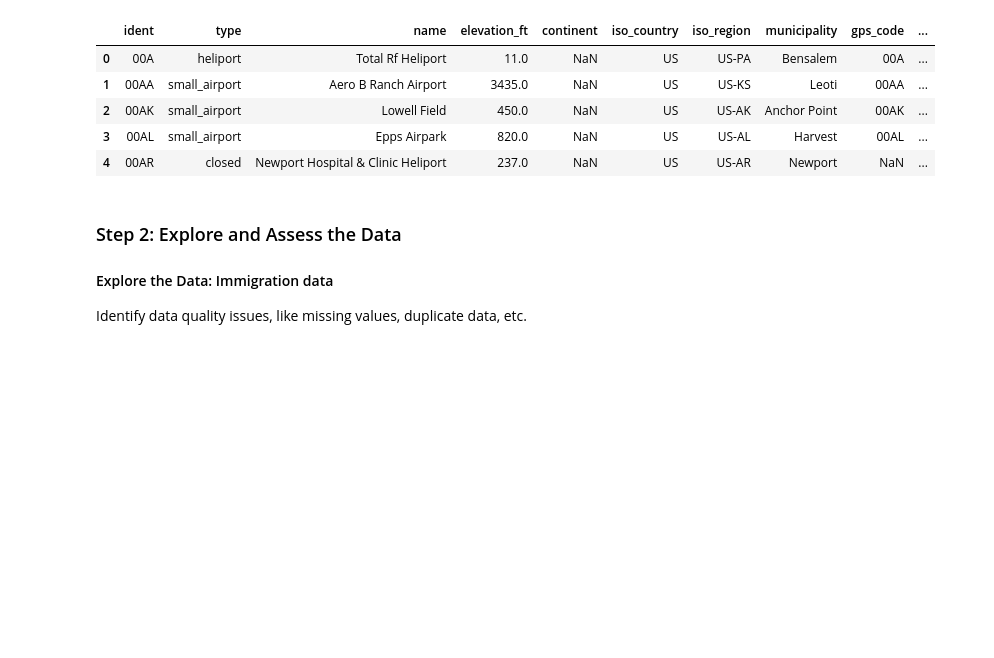
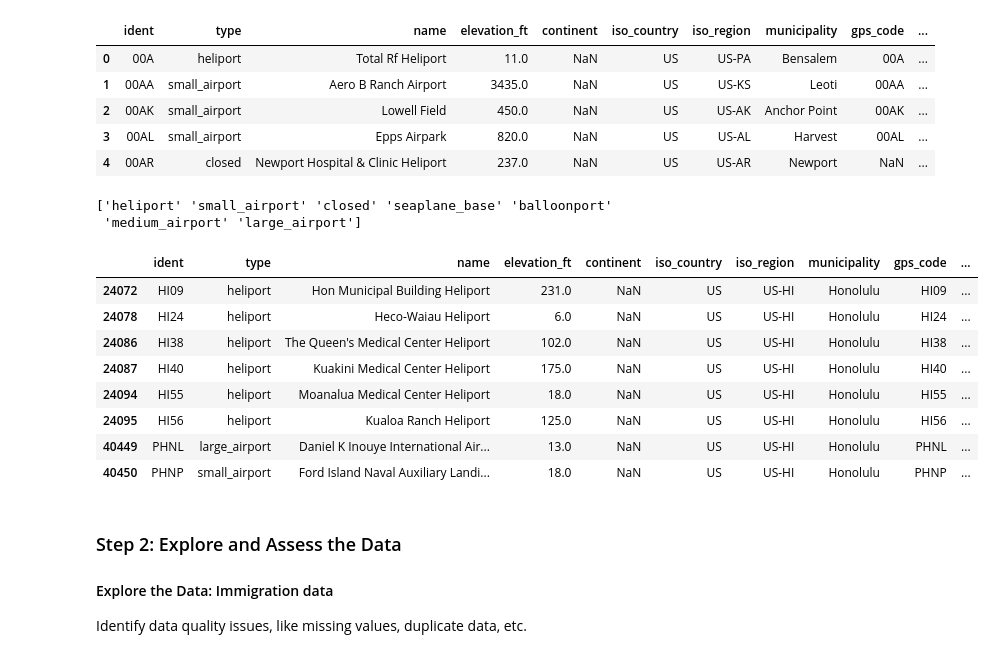
Before and after one commit to euweb/CapstoneProject, a Jupyter notebook: Capstone Project Template.ipynb, the cells around one changed output. Drawn from its saved outputs; the diff is of its cells as text; code cells hidden in the pictures; blank space fills up the shorter version.

```diff
--- a/Capstone Project Template.ipynb
+++ b/Capstone Project Template.ipynb
@@ -142,6 +143,23 @@ airport_df.head()
 | 2 | 00AK | small_airport | Lowell Field | 450.0 | NaN | US | US-AK | Anchor Point | 00AK | ... |
 | 3 | 00AL | small_airport | Epps Airpark | 820.0 | NaN | US | US-AL | Harvest | 00AL | ... |
 | 4 | 00AR | closed | Newport Hospital & Clinic Heliport | 237.0 | NaN | US | US-AR | Newport | NaN | ... |
+# %%
+print(airport_df['type'].unique())
+# %% [output]
+['heliport' 'small_airport' 'closed' 'seaplane_base' 'balloonport'
+ 'medium_airport' 'large_airport']
+# %%
+airport_df[airport_df['municipality']=='Honolulu']
+# %% [output]
+|  | ident | type | name | elevation_ft | continent | iso_country | iso_region | municipality | gps_code | ... |
+| 24072 | HI09 | heliport | Hon Municipal Building Heliport | 231.0 | NaN | US | US-HI | Honolulu | HI09 | ... |
+| 24078 | HI24 | heliport | Heco-Waiau Heliport | 6.0 | NaN | US | US-HI | Honolulu | HI24 | ... |
+| 24086 | HI38 | heliport | The Queen's Medical Center Heliport | 102.0 | NaN | US | US-HI | Honolulu | HI38 | ... |
+| 24087 | HI40 | heliport | Kuakini Medical Center Heliport | 175.0 | NaN | US | US-HI | Honolulu | HI40 | ... |
+| 24094 | HI55 | heliport | Moanalua Medical Center Heliport | 18.0 | NaN | US | US-HI | Honolulu | HI55 | ... |
+| 24095 | HI56 | heliport | Kualoa Ranch Heliport | 125.0 | NaN | US | US-HI | Honolulu | HI56 | ... |
+| 40449 | PHNL | large_airport | Daniel K Inouye International Air... | 13.0 | NaN | US | US-HI | Honolulu | PHNL | ... |
+| 40450 | PHNP | small_airport | Ford Island Naval Auxiliary Landi... | 18.0 | NaN | US | US-HI | Honolulu | PHNP | ... |
 # %% [markdown]
 ### Step 2: Explore and Assess the Data
 #### Explore the Data: Immigration data
```
Also changed, not shown: parts of 10 cells of this notebook.
